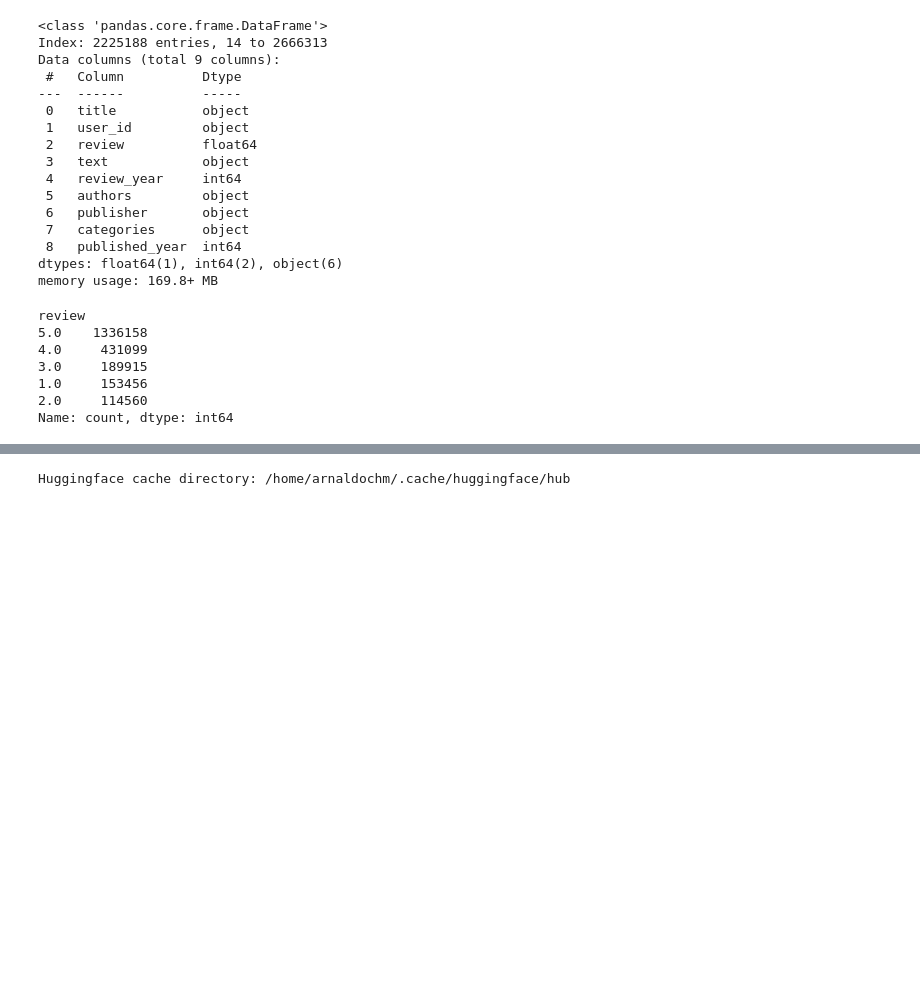
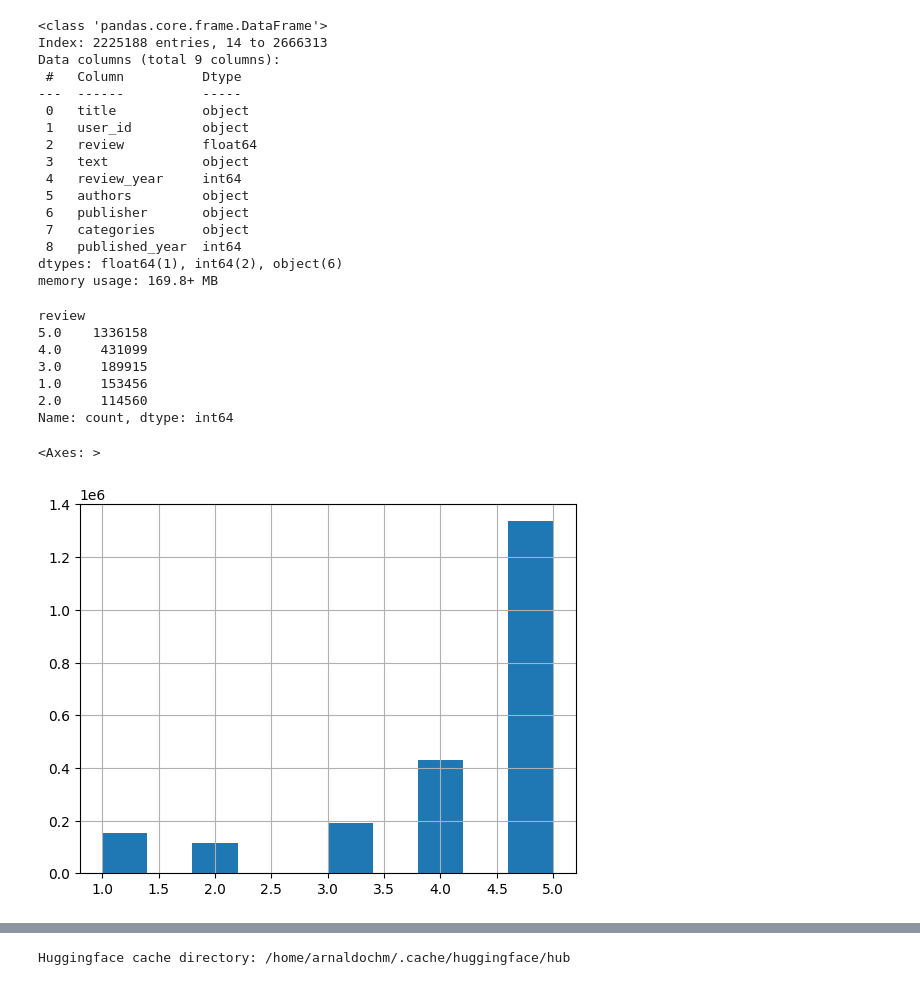
Before and after one commit to arnaldochm/final_project_nlp, a Jupyter notebook: notebooks/notebook_Data_Cleaning.ipynb, the cells around one changed output, grey strips where cells are left out. Cells and saved outputs as stored; diff of their text form; code cells hidden in the pictures; blank space fills up the shorter version.

```diff
--- a/notebooks/notebook_Data_Cleaning.ipynb
+++ b/notebooks/notebook_Data_Cleaning.ipynb
@@ -457,6 +470,12 @@ review
 1.0     153456
 2.0     114560
 Name: count, dtype: int64
+# %%
+df_all_data_filtered_processed['review'].hist()
+#Add axes.
+# %% [output]
+<Axes: >
+[figure, added]
 # %%
 pd.set_option('display.max_colwidth', 50)
 # %%
```
Also changed, not shown: parts of 23 cells of this notebook, 1 other file.
